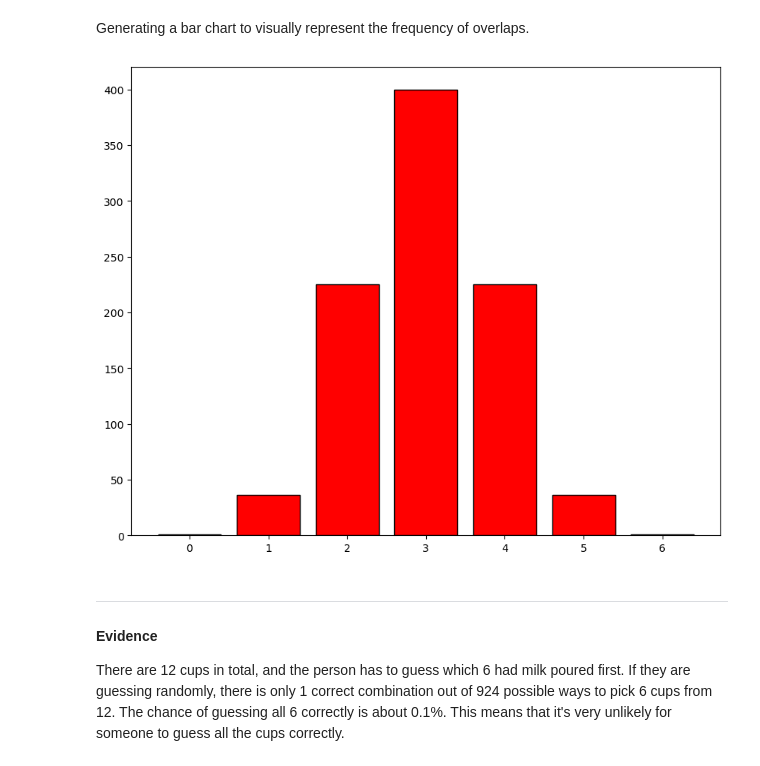
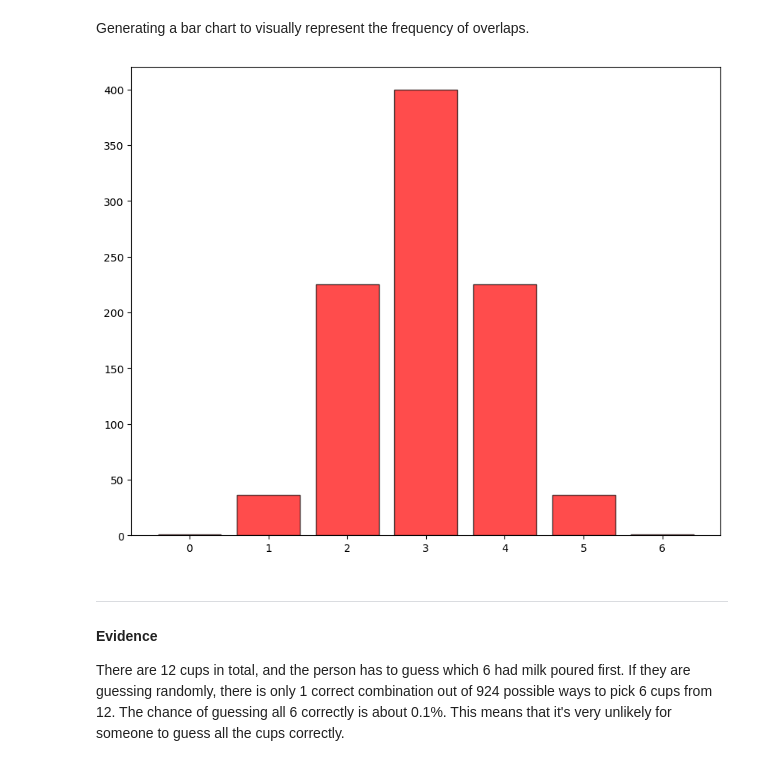
Before and after one commit to YuliiaKharchenko/applied_statistics, a Jupyter notebook: tasks.ipynb, the cells around one changed output. Saved outputs shown, nothing was run; the diff lists cells and outputs as text; code cells hidden in the pictures.

```diff
--- a/tasks.ipynb
+++ b/tasks.ipynb
@@ -141,11 +141,11 @@ Generating a bar chart to visually represent the frequency of overlaps.
 # %%
 # Create a figure.
 fig, ax = plt.subplots(figsize=(10, 8))
 
 # Bar chart.
-ax.bar(counts[0], counts[1], color='red', edgecolor='black');
+ax.bar(counts[0], counts[1], color='red', edgecolor='black', alpha = 0.7);
 # %% [output]
-[figure, old version]
+[figure, new version]
 # %% [markdown]
 
 ***
```
Also changed, not shown: parts of 15 cells of this notebook.
